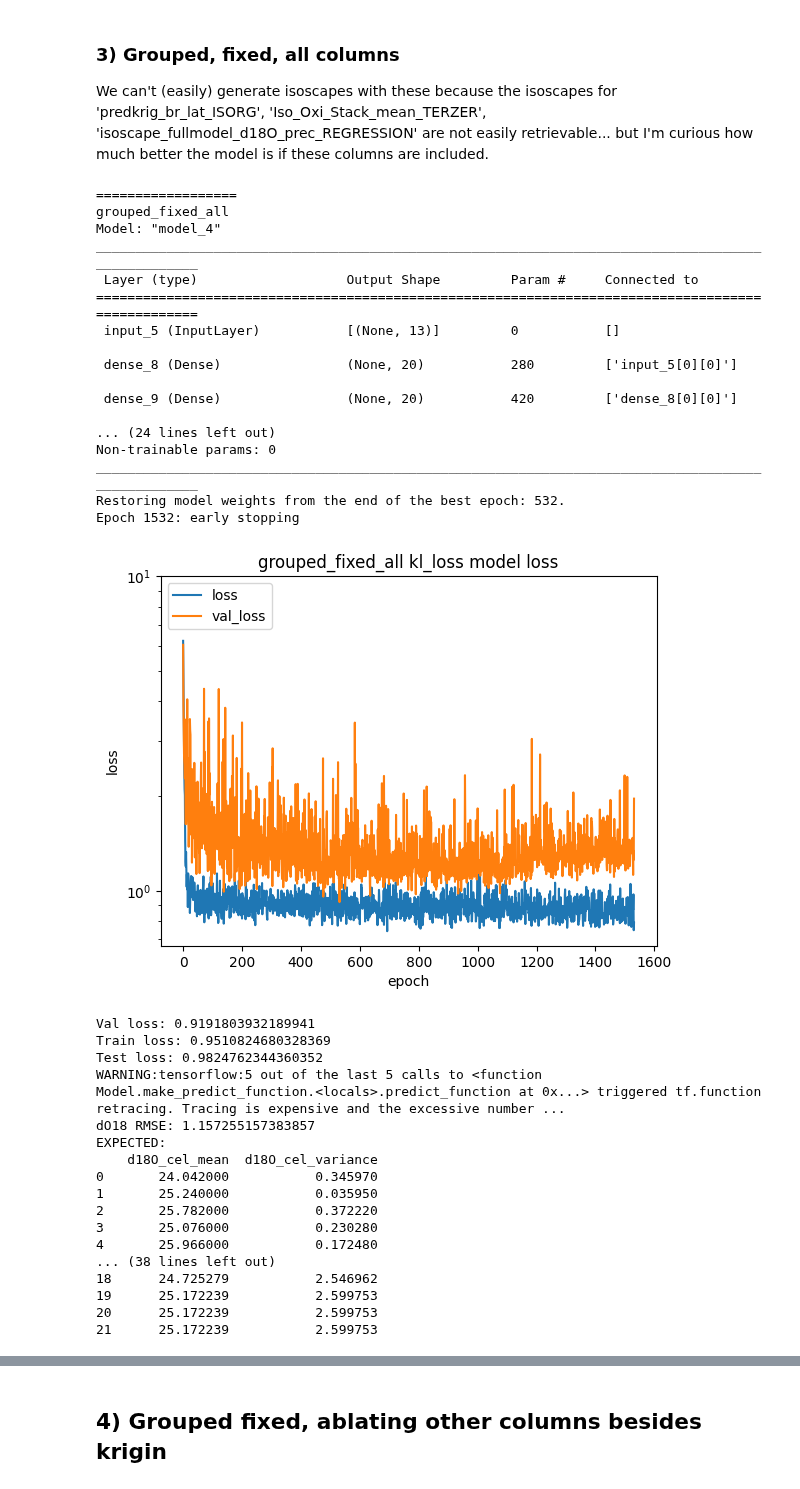
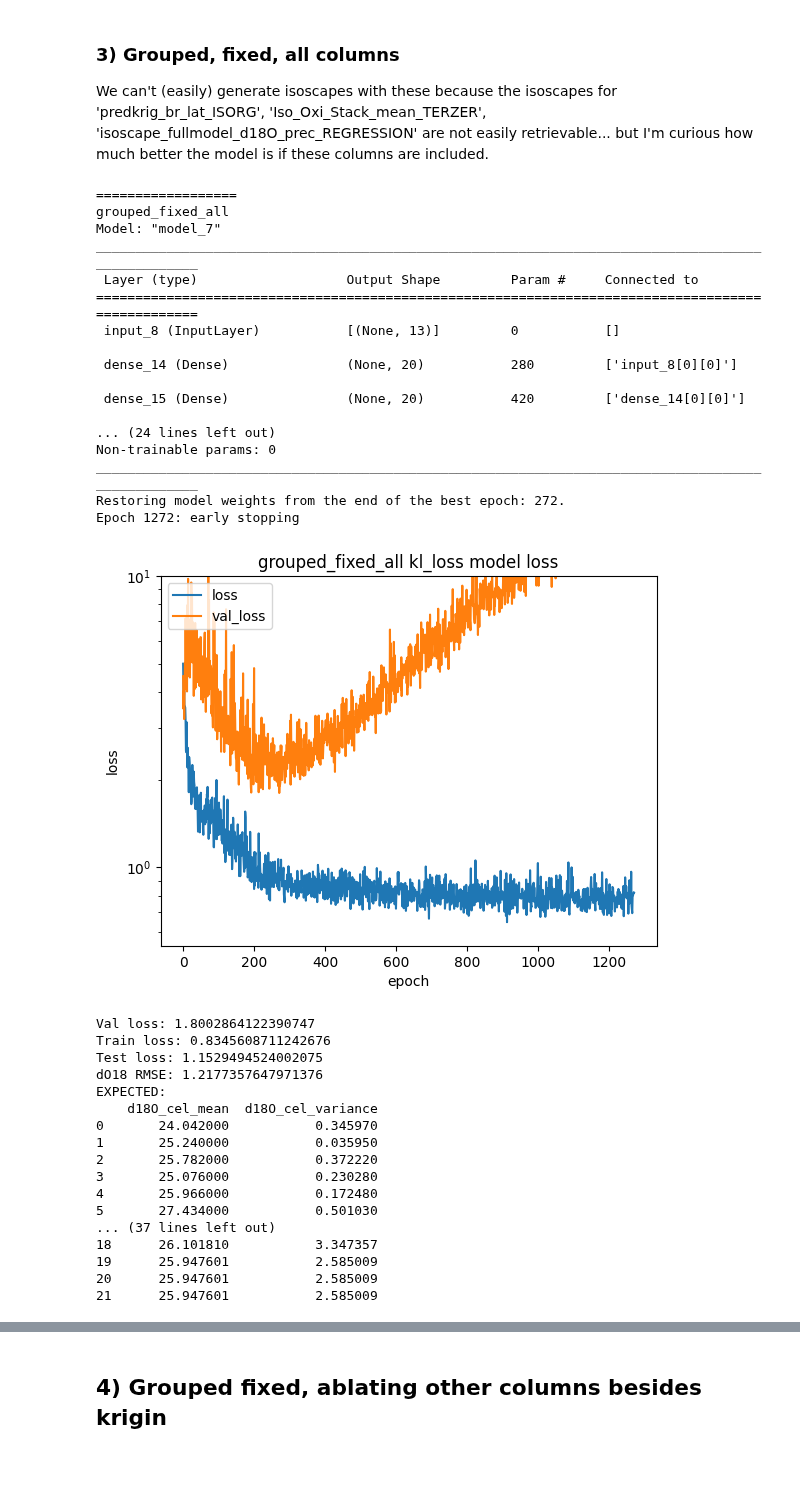
Before and after one commit to tnc-br/ddf-isoscapes, a Jupyter notebook: dnn/kriging_numerical_stability_bayesian_canonical.ipynb, the cells around one changed output, grey strips where cells are left out. Drawn from its saved outputs; the diff is of its cells as text; code cells hidden in the pictures.

Commit message:
scale kriging columns properly

```diff
--- a/dnn/kriging_numerical_stability_bayesian_canonical.ipynb
+++ b/dnn/kriging_numerical_stability_bayesian_canonical.ipynb
@@ -71,12 +65,7 @@ def load_dataset(path: str, columns_to_keep: List[str]):
   df = pd.read_csv(path, encoding="ISO-8859-1", sep=',')
   df = df[df['d18O_cel_variance'].notna()]
 
-  # Family is too sparse. Too many families exist in validation/test that won't
-  # exist in train, so drop it.
-
-
   X = df.drop(df.columns.difference(columns_to_keep), axis=1)
-  X = X.drop(["d18O_cel_mean", "d18O_cel_variance"], axis=1)
   Y = df[["d18O_cel_mean", "d18O_cel_variance"]]
   return X, Y
 # %% [markdown]
@@ -92,15 +81,10 @@ class FeaturesToLabels:
     return (self.X, self.Y)
 
 
-def create_feature_scaler(X: pd.DataFrame) -> ColumnTransformer:
-  columns_to_normalize = ['lat', 'long', 'VPD', 'RH', 'PET', 'DEM', 'PA',
-                          'Mean Annual Temperature',
-                          'Mean Annual Precipitation']
-  columns_to_standardize = ['Iso_Oxi_Stack_mean_TERZER',
-                          'isoscape_fullmodel_d18O_prec_REGRESSION',]
-  feature_scaler = ColumnTransformer([
-      ('feature_normalizer', Normalizer(), columns_to_normalize),
-      ('feature_standardizer', StandardScaler(), columns_to_standardize)],
+def create_feature_scaler(X: pd.DataFrame, columns_to_normalize, columns_to_standardize) -> ColumnTransformer:
+  feature_scaler = ColumnTransformer(
+      [(column+'_normalizer', Normalizer(), [column]) for column in columns_to_normalize] +
+      [(column+'_standardizer', StandardScaler(), [column]) for column in columns_to_standardize],
       remainder='passthrough')
   feature_scaler.fit(X)
   return feature_scaler
@@ -138,12 +122,15 @@ class ScaledPartitions():
     self.test = test
 
 
-def load_and_scale(config: Dict, columns_to_keep: List[str]) -> ScaledPartitions:
+def load_and_scale(config: Dict,
+                   columns_to_normalize: List[str],
+                   columns_to_standardize: List[str]) -> ScaledPartitions:
+  columns_to_keep = columns_to_normalize + columns_to_standardize
   X_train, Y_train = load_dataset(config['TRAIN'], columns_to_keep)
   X_val, Y_val = load_dataset(config['VALIDATION'], columns_to_keep)
   X_test, Y_test = load_dataset(config['TEST'], columns_to_keep)
 
-  feature_scaler = create_feature_scaler(X_train)
+  feature_scaler = create_feature_scaler(X_train, columns_to_normalize, columns_to_standardize)
   label_scaler = create_label_scaler(Y_train)
   train = scale(X_train, Y_train, feature_scaler, label_scaler)
   val = scale(X_val, Y_val, feature_scaler, label_scaler)
@@ -479,45 +467,45 @@ We can't (easily) generate isoscapes with these because the isoscapes for 'predk
 # %%
 grouped_fixed_fileset = {
     'TRAIN' : os.path.join(FP_ROOT, 'amazon_sample_data/kriging_ensemble_experiment/uc_davis_train_fixed_grouped.csv'),
     'TEST' : os.path.join(FP_ROOT, 'amazon_sample_data/kriging_ensemble_experiment/uc_davis_test_fixed_grouped.csv'),
     'VALIDATION' : os.path.join(FP_ROOT, 'amazon_sample_data/kriging_ensemble_experiment/uc_davis_validation_fixed_grouped.csv'),
 }
 
 
-columns_to_keep = ['d18O_cel_mean', 'd18O_cel_variance',
-                   'lat', 'long', 'VPD', 'RH', 'PET', 'DEM', 'PA',
-                   'Mean Annual Temperature','Mean Annual Precipitation',
-                   'Iso_Oxi_Stack_mean_TERZER',
-                   'isoscape_fullmodel_d18O_prec_REGRESSION',
-                   'ordinary_kriging_linear_d18O_predicted_variance',
-                   'ordinary_kriging_linear_d18O_predicted_mean']
+columns_to_normalize = ['lat', 'long', 'VPD', 'RH', 'PET', 'DEM', 'PA',
+                        'Mean Annual Temperature',
+                        'Mean Annual Precipitation',
+                        'ordinary_kriging_linear_d18O_predicted_variance']
+columns_to_standardize = [
+    'ordinary_kriging_linear_d18O_predicted_mean',
+    'Iso_Oxi_Stack_mean_TERZER',
+    'isoscape_fullmodel_d18O_prec_REGRESSION']
 
-data = load_and_scale(grouped_fixed_fileset, columns_to_keep)
+data = load_and_scale(grouped_fixed_fileset, columns_to_normalize, columns_to_standardize)
 model = train_and_evaluate(data, "grouped_fixed_all", training_batch_size=3)
 # %% [output]
 ==================
 grouped_fixed_all
-Model: "model_4"
+Model: "model_7"
 __________________________________________________________________________________________________
  Layer (type)                   Output Shape         Param #     Connected to
 ==================================================================================================
- input_5 (InputLayer)           [(None, 13)]         0           []
+ input_8 (InputLayer)           [(None, 13)]         0           []
 
- dense_8 (Dense)                (None, 20)           280         ['input_5[0][0]']
+ dense_14 (Dense)               (None, 20)           280         ['input_8[0][0]']
 
- dense_9 (Dense)                (None, 20)           420         ['dense_8[0][0]']
+ dense_15 (Dense)               (None, 20)           420         ['dense_14[0][0]']
 
 ... (24 lines left out)
 Non-trainable params: 0
 __________________________________________________________________________________________________
-Restoring model weights from the end of the best epoch: 532.
-Epoch 1532: early stopping
+Restoring model weights from the end of the best epoch: 272.
+Epoch 1272: early stopping
-[figure, old version]
+[figure, new version]
-Val loss: 0.9191803932189941
-Train loss: 0.9510824680328369
-Test loss: 0.9824762344360352
-WARNING:tensorflow:5 out of the last 5 calls to <function Model.make_predict_function.<locals>.predict_function at 0x...> triggered tf.function retracing. Tracing is expensive and the excessive number ...
-dO18 RMSE: 1.157255157383857
+Val loss: 1.8002864122390747
+Train loss: 0.8345608711242676
+Test loss: 1.1529494524002075
+dO18 RMSE: 1.2177357647971376
 EXPECTED:
     d18O_cel_mean  d18O_cel_variance
 0       24.042000           0.345970
@@ -525,8 +513,9 @@ EXPECTED:
 2       25.782000           0.372220
 3       25.076000           0.230280
 4       25.966000           0.172480
-... (38 lines left out)
-18      24.725279           2.546962
-19      25.172239           2.599753
-20      25.172239           2.599753
-21      25.172239           2.599753
+5       27.434000           0.501030
+... (37 lines left out)
+18      26.101810           3.347357
+19      25.947601           2.585009
+20      25.947601           2.585009
+21      25.947601           2.585009
```
Also changed, not shown: parts of 5 cells of this notebook.
